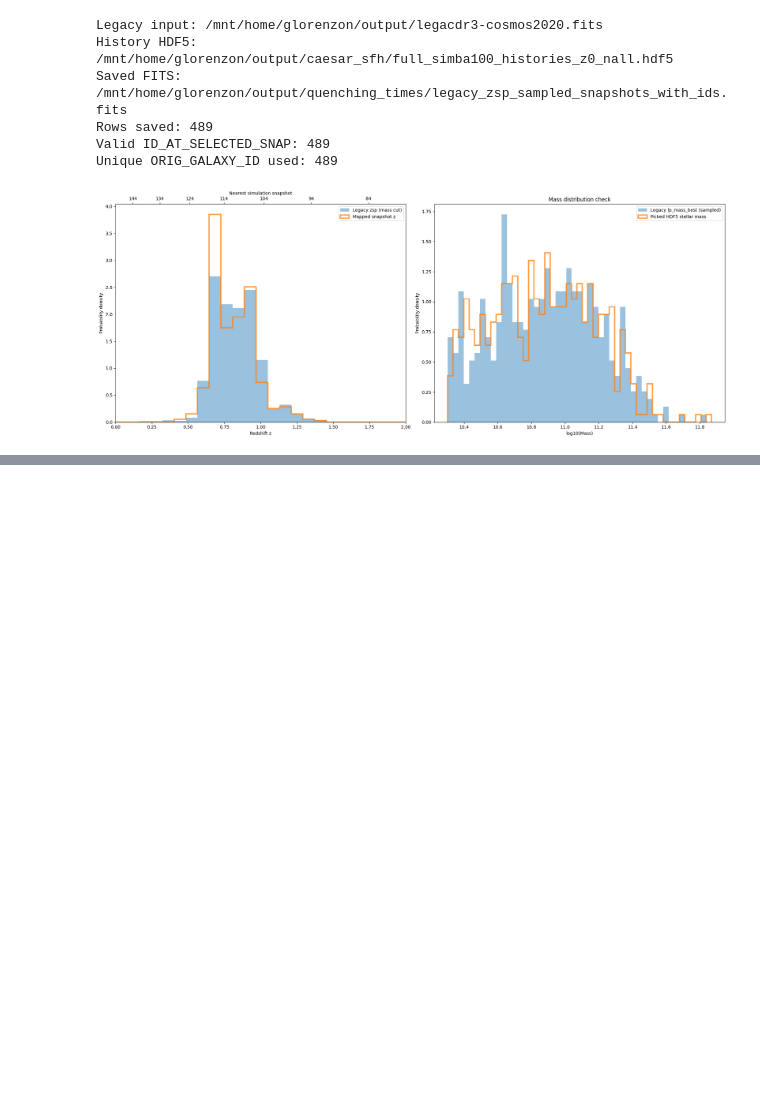
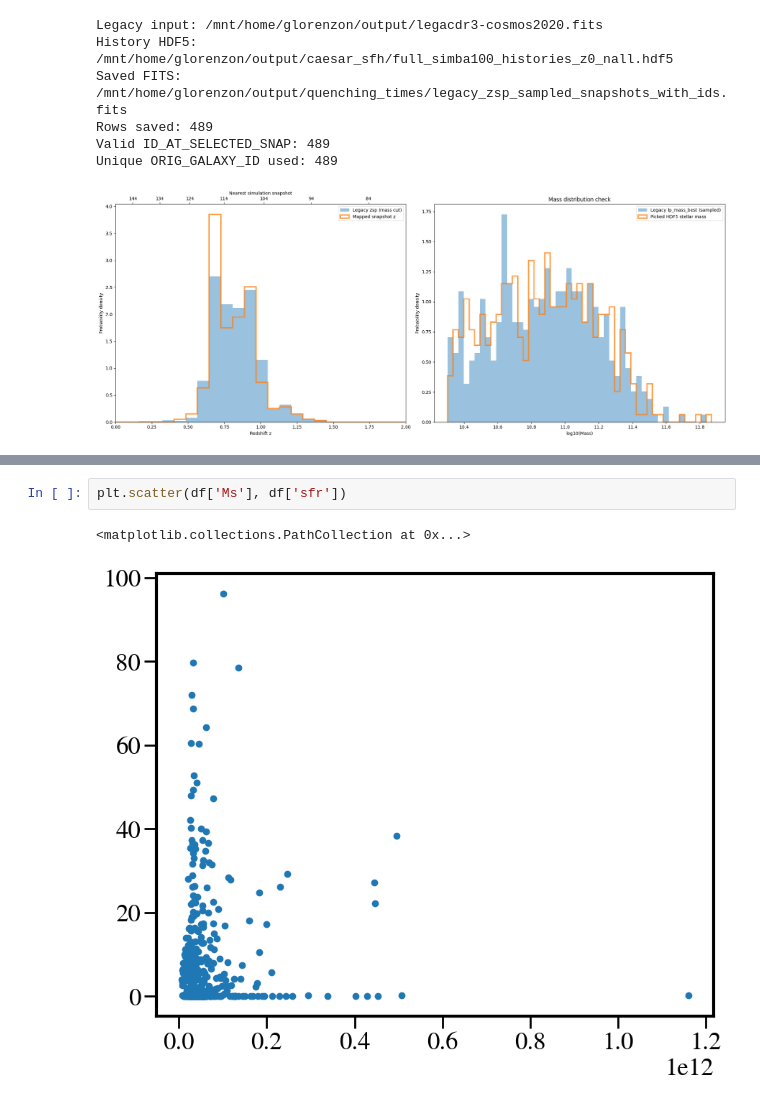
Before and after one commit to GiulianoLo/analize_simba_cgm, a Jupyter notebook: test_sfh_caesar.ipynb, the cells around one changed output, grey strips where cells are left out. Drawn from its saved outputs; the diff is of its cells as text; blank space fills up the shorter version.

```diff
--- a/test_sfh_caesar.ipynb
+++ b/test_sfh_caesar.ipynb
@@ -1033,0 +979,5 @@ plt.show()
+# %%
+plt.scatter(df['Ms'], df['sfr'])
+# %% [output]
+<matplotlib.collections.PathCollection at 0x...>
+[figure, added]
```
Also changed, not shown: parts of 13 cells of this notebook.
